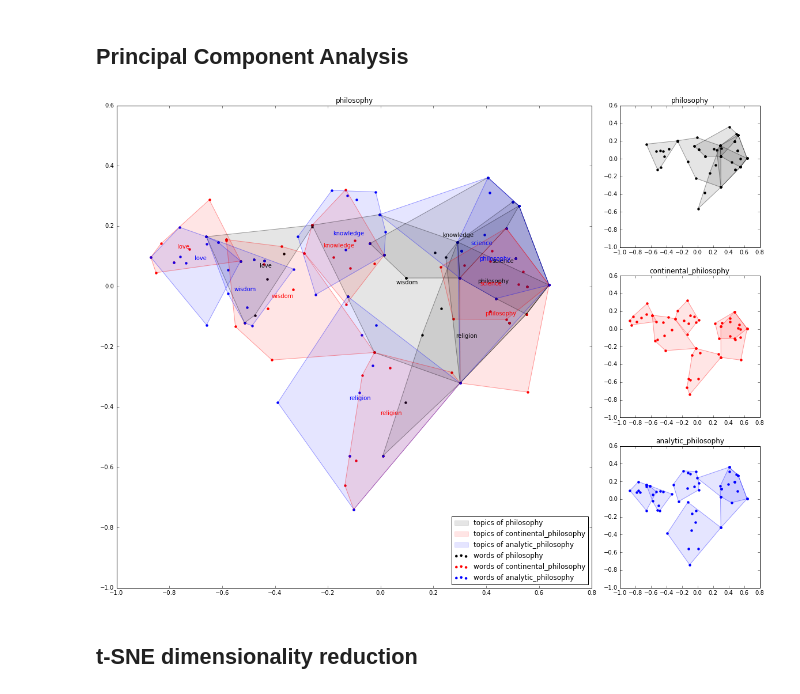
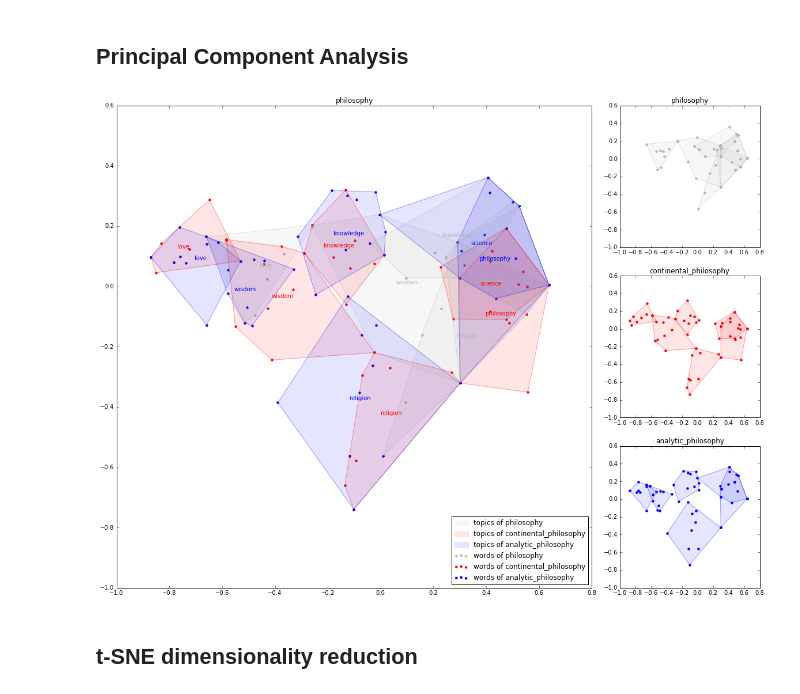
Before and after one commit to taniki/comp.soc-of-philosophy, a Jupyter notebook: (analytic vs continental) x philosophy.ipynb, the cells around one changed output. Cells and saved outputs as stored; diff of their text form; code cells hidden in the pictures.

Commit message:
working on plot readibility

```diff
--- a/(analytic vs continental) x philosophy.ipynb
+++ b/(analytic vs continental) x philosophy.ipynb
@@ -95,7 +95,7 @@ ax2 = plt.subplot2grid((3,4), (0, 3), sharex=ax1, sharey=ax1)
 ax3 = plt.subplot2grid((3,4), (1, 3), sharex=ax1, sharey=ax1)
 ax4 = plt.subplot2grid((3,4), (2, 3), sharex=ax1, sharey=ax1)
 
-s1 = partitions[0] + [ "black" ]
+s1 = partitions[0] + [ ".70" ]
 s2 = partitions[1] + [ "red" ]
 s3 = partitions[2] + [ "blue" ]
 
@@ -119,34 +119,34 @@ def plot_words(ax, s, label=False, legend=False):
     simplex_x, simplex_y = ([], [])
 
     for simplex in hull.vertices:
       simplex_x.append(Z[simplex, 0])
       simplex_y.append(Z[simplex, 1])
 
     if label:
       ax.text(np.mean(simplex_x), np.mean(simplex_y), p[1], color=c, horizontalalignment='center', verticalalignment='center',)
 
     groups[p[0]] = ax.fill(simplex_x, simplex_y, '', color=c, alpha=0.1)
 
     Z_ = zip(*Z)
 
     points_label[p[0]] = ax.scatter(Z_[0], Z_[1], lw=0, color=c)
 
   if legend:
     ax.legend([ v[0] for v in groups.values() ] \
                 + [ v for v in points_label.values() ],\
               [ "topics of %s" % k for k in groups.keys() ]\
                 + [ "words of %s" % k for k in points_label.keys() ],\
              loc='lower right')
 
 plot_words(ax1, [s1]+[s2]+[s3], label=True, legend=True)
 plot_words(ax2, [s1])
 plot_words(ax3, [s2])
 plot_words(ax4, [s3])
 
 
 plt.show()
 # %% [output]
-[figure, old version]
+[figure, new version]
 # %% [markdown]
 ## t-SNE dimensionality reduction
 # %%
```
